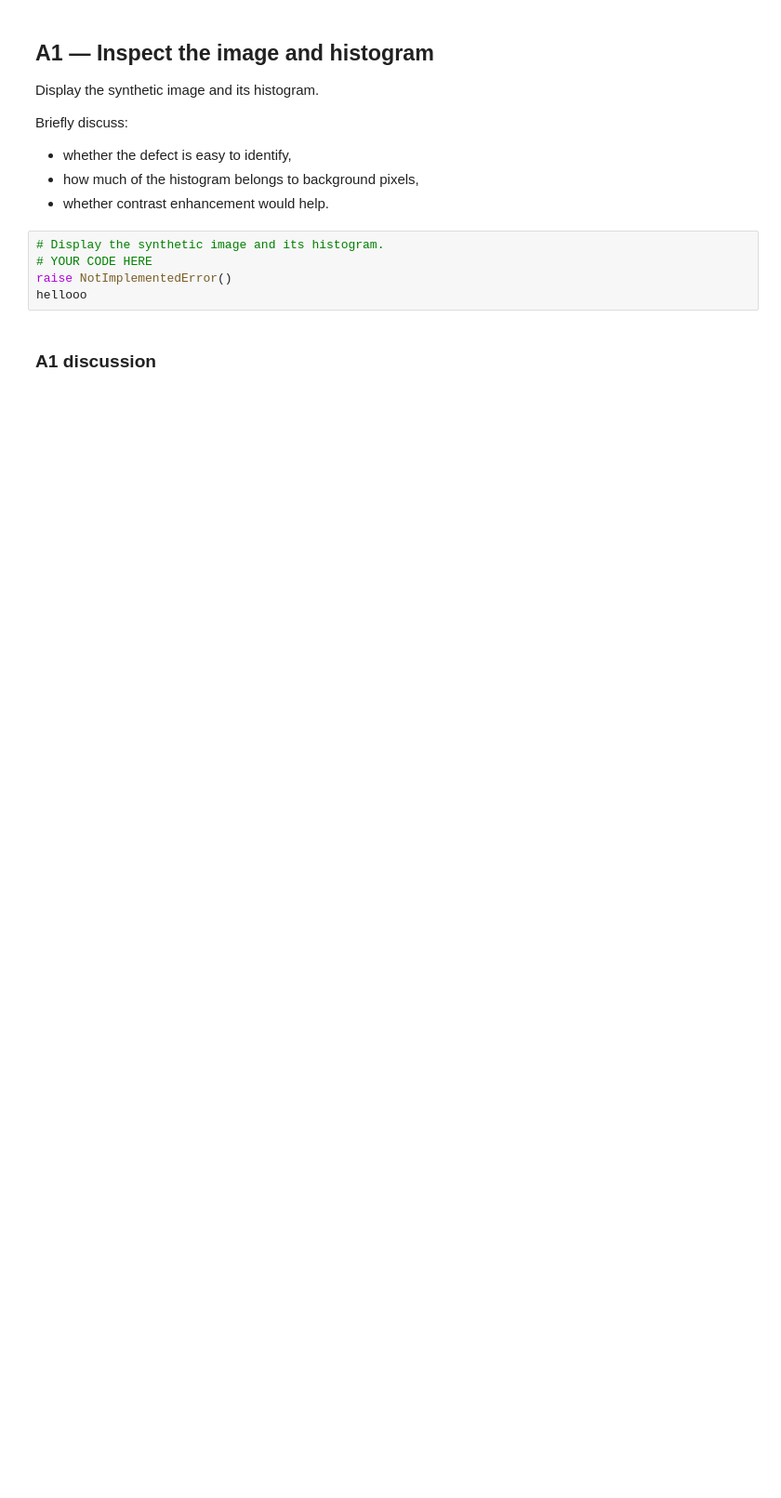
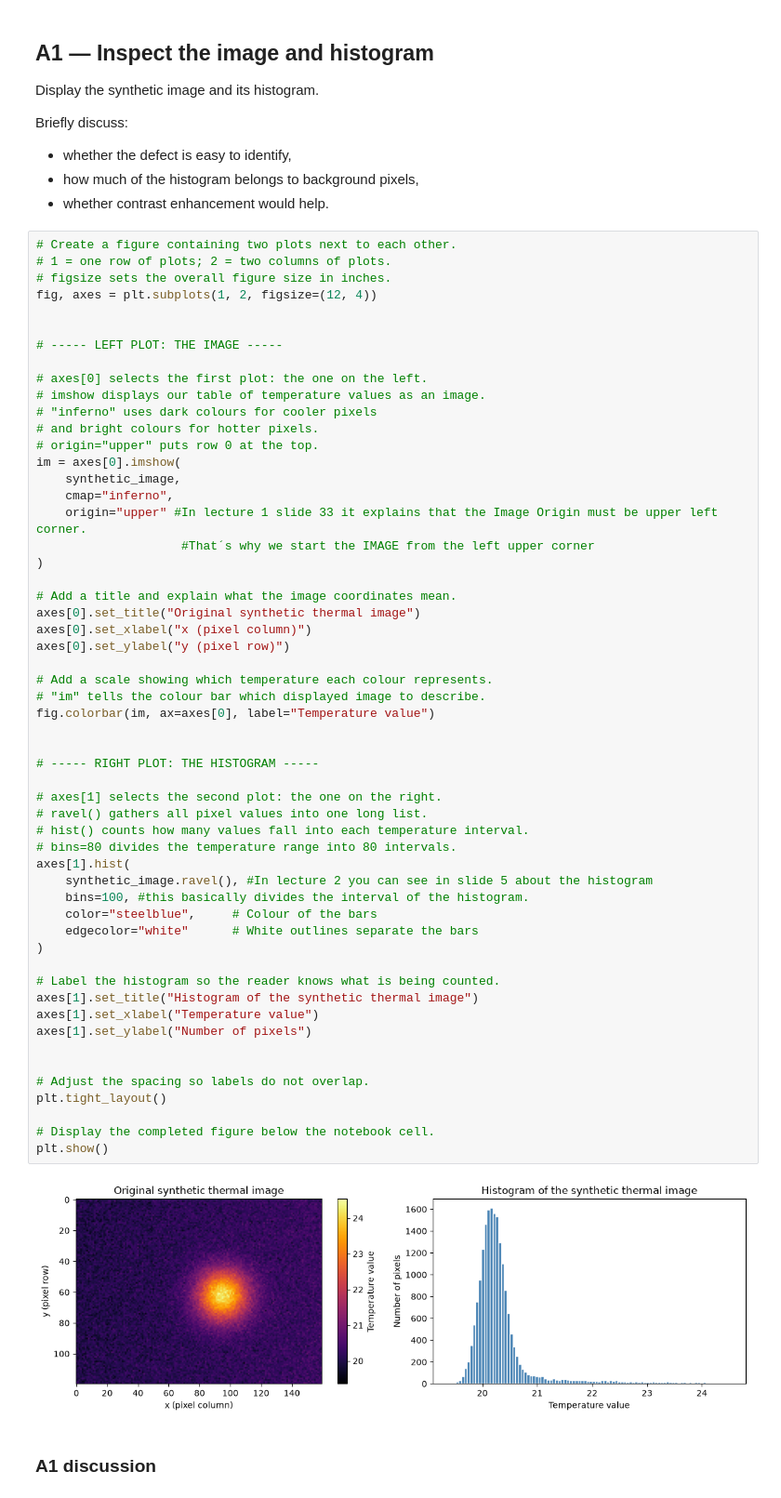
Before and after one commit to apsbenipal2509/OIP_IPYNB, a Jupyter notebook: oip_final_project.ipynb, the cells around one changed output. Shown at 93% size. Saved outputs shown, nothing was run; the diff lists cells and outputs as text; blank space fills up the shorter version.

```diff
--- a/oip_final_project.ipynb
+++ b/oip_final_project.ipynb
@@ -155,9 +155,61 @@ Briefly discuss:
 - how much of the histogram belongs to background pixels,
 - whether contrast enhancement would help.
 # %%
-# Display the synthetic image and its histogram.
-# YOUR CODE HERE
-raise NotImplementedError()
-hellooo
+# Create a figure containing two plots next to each other.
+# 1 = one row of plots; 2 = two columns of plots.
+# figsize sets the overall figure size in inches.
+fig, axes = plt.subplots(1, 2, figsize=(12, 4))
+
+
+# ----- LEFT PLOT: THE IMAGE -----
+
+# axes[0] selects the first plot: the one on the left.
+# imshow displays our table of temperature values as an image.
+# "inferno" uses dark colours for cooler pixels
+# and bright colours for hotter pixels.
+# origin="upper" puts row 0 at the top.
+im = axes[0].imshow(
+    synthetic_image,
+    cmap="inferno",
+    origin="upper" #In lecture 1 slide 33 it explains that the Image Origin must be upper left corner.
+                    #That´s why we start the IMAGE from the left upper corner
+)
+
+# Add a title and explain what the image coordinates mean.
+axes[0].set_title("Original synthetic thermal image")
+axes[0].set_xlabel("x (pixel column)")
+axes[0].set_ylabel("y (pixel row)")
+
+# Add a scale showing which temperature each colour represents.
+# "im" tells the colour bar which displayed image to describe.
+fig.colorbar(im, ax=axes[0], label="Temperature value")
+
+
+# ----- RIGHT PLOT: THE HISTOGRAM -----
+
+# axes[1] selects the second plot: the one on the right.
+# ravel() gathers all pixel values into one long list.
+# hist() counts how many values fall into each temperature interval.
+# bins=80 divides the temperature range into 80 intervals.
+axes[1].hist(
+    synthetic_image.ravel(), #In lecture 2 you can see in slide 5 about the histogram
+    bins=100, #this basically divides the interval of the histogram.
+    color="steelblue",     # Colour of the bars
+    edgecolor="white"      # White outlines separate the bars
+)
+
+# Label the histogram so the reader knows what is being counted.
+axes[1].set_title("Histogram of the synthetic thermal image")
+axes[1].set_xlabel("Temperature value")
+axes[1].set_ylabel("Number of pixels")
+
+
+# Adjust the spacing so labels do not overlap.
+plt.tight_layout()
+
+# Display the completed figure below the notebook cell.
+plt.show()
+# %% [output]
+[figure, added]
 # %% [markdown]
 ### A1 discussion
```
Also changed, not shown: parts of 1 cell of this notebook.
